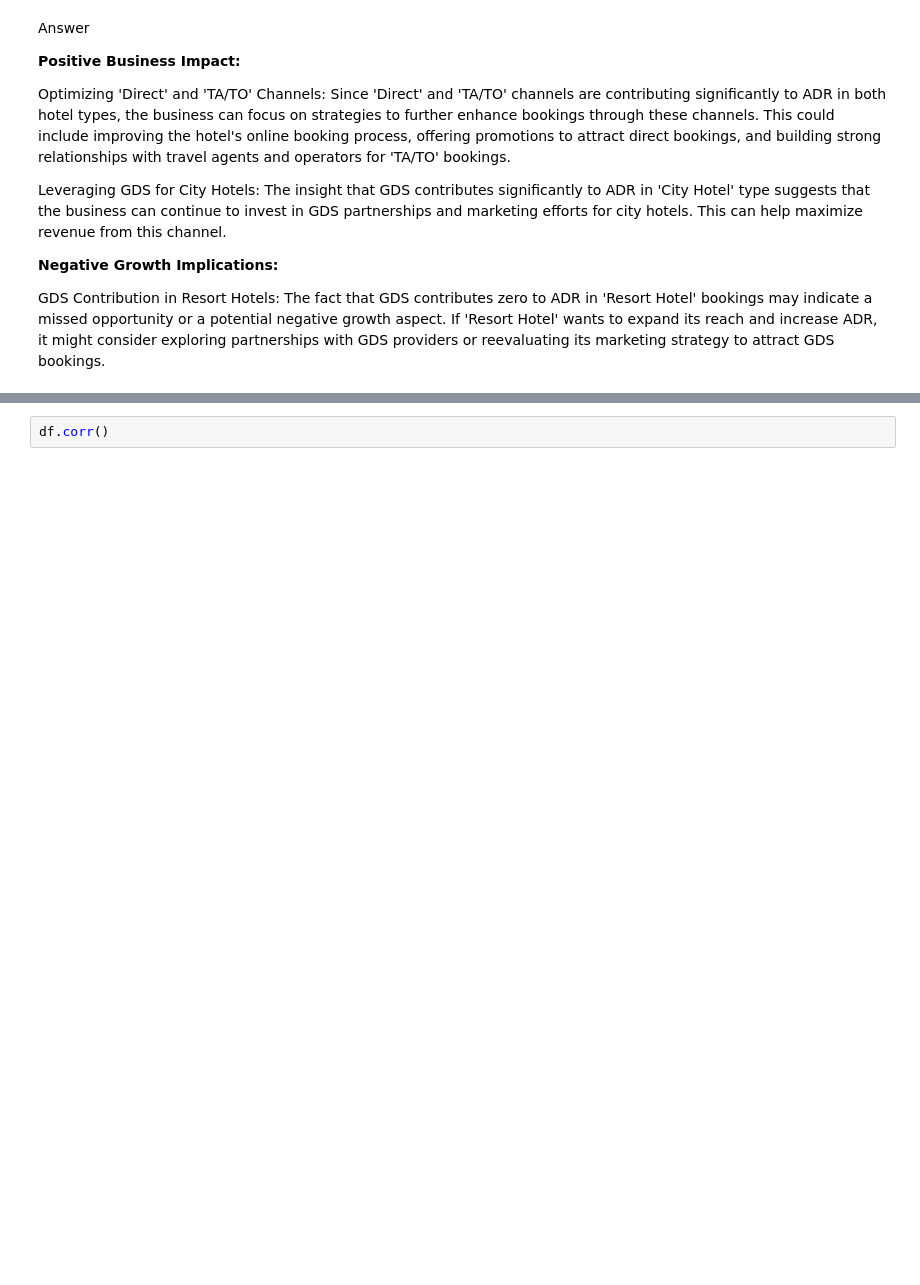
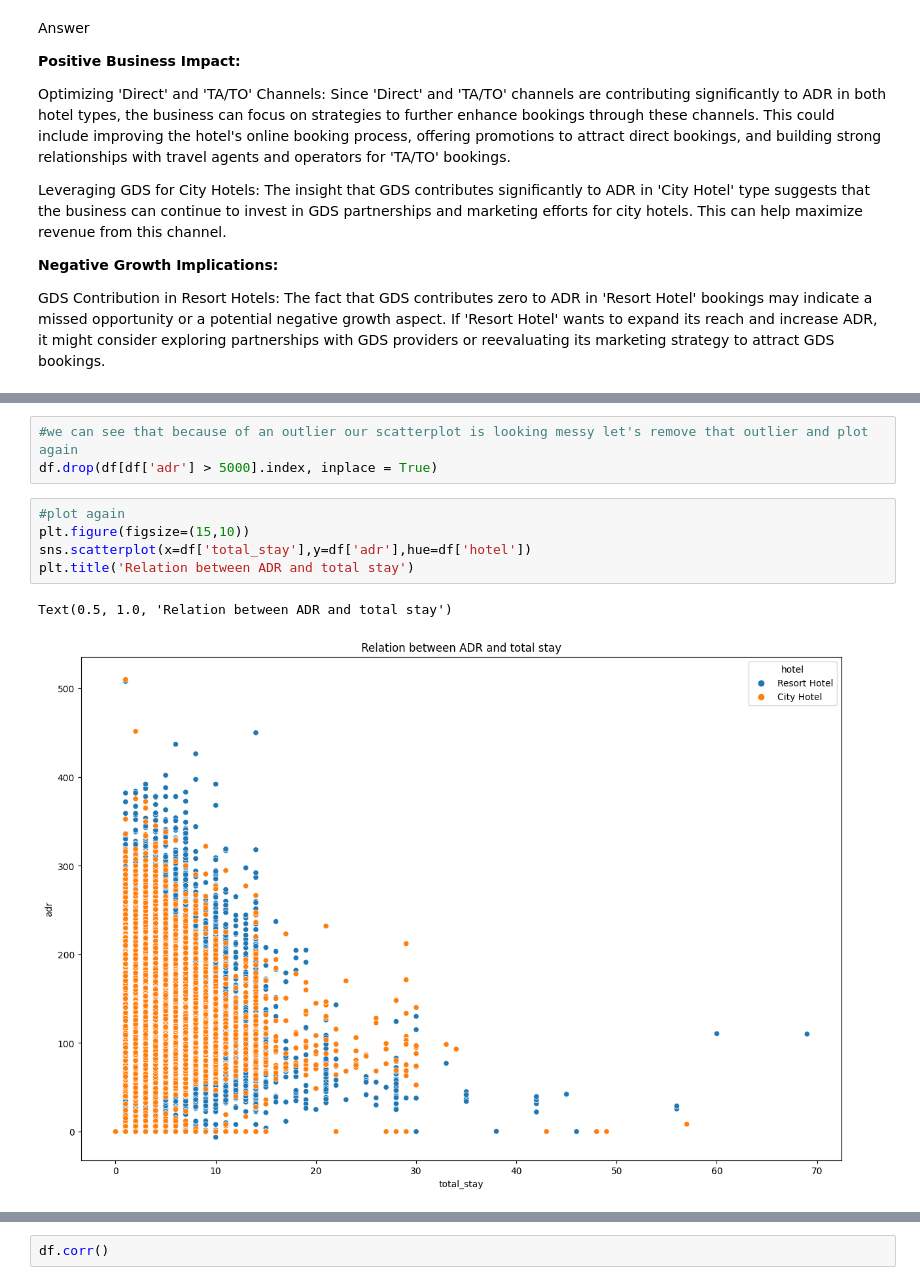
Before and after one commit to Kushdevu/Hotel-Booking-Analysis-EDA-Project, a Jupyter notebook: Copy_of_Sample_EDA_Submission_Template_ipynb0008.ipynb, the cells around one changed output, grey strips where cells are left out. Drawn from its saved outputs; the diff is of its cells as text; blank space fills up the shorter version.

```diff
--- a/Copy_of_Sample_EDA_Submission_Template_ipynb0008.ipynb
+++ b/Copy_of_Sample_EDA_Submission_Template_ipynb0008.ipynb
@@ -1137,0 +1282,11 @@ GDS Contribution in Resort Hotels: The fact that GDS contributes zero to ADR in
+# %%
+#we can see that because of an outlier our scatterplot is looking messy let's remove that outlier and plot again
+df.drop(df[df['adr'] > 5000].index, inplace = True)
+# %%
+#plot again
+plt.figure(figsize=(15,10))
+sns.scatterplot(x=df['total_stay'],y=df['adr'],hue=df['hotel'])
+plt.title('Relation between ADR and total stay')
+# %% [output]
+Text(0.5, 1.0, 'Relation between ADR and total stay')
+[figure, added]
```
Also changed, not shown: parts of 63 cells of this notebook.
